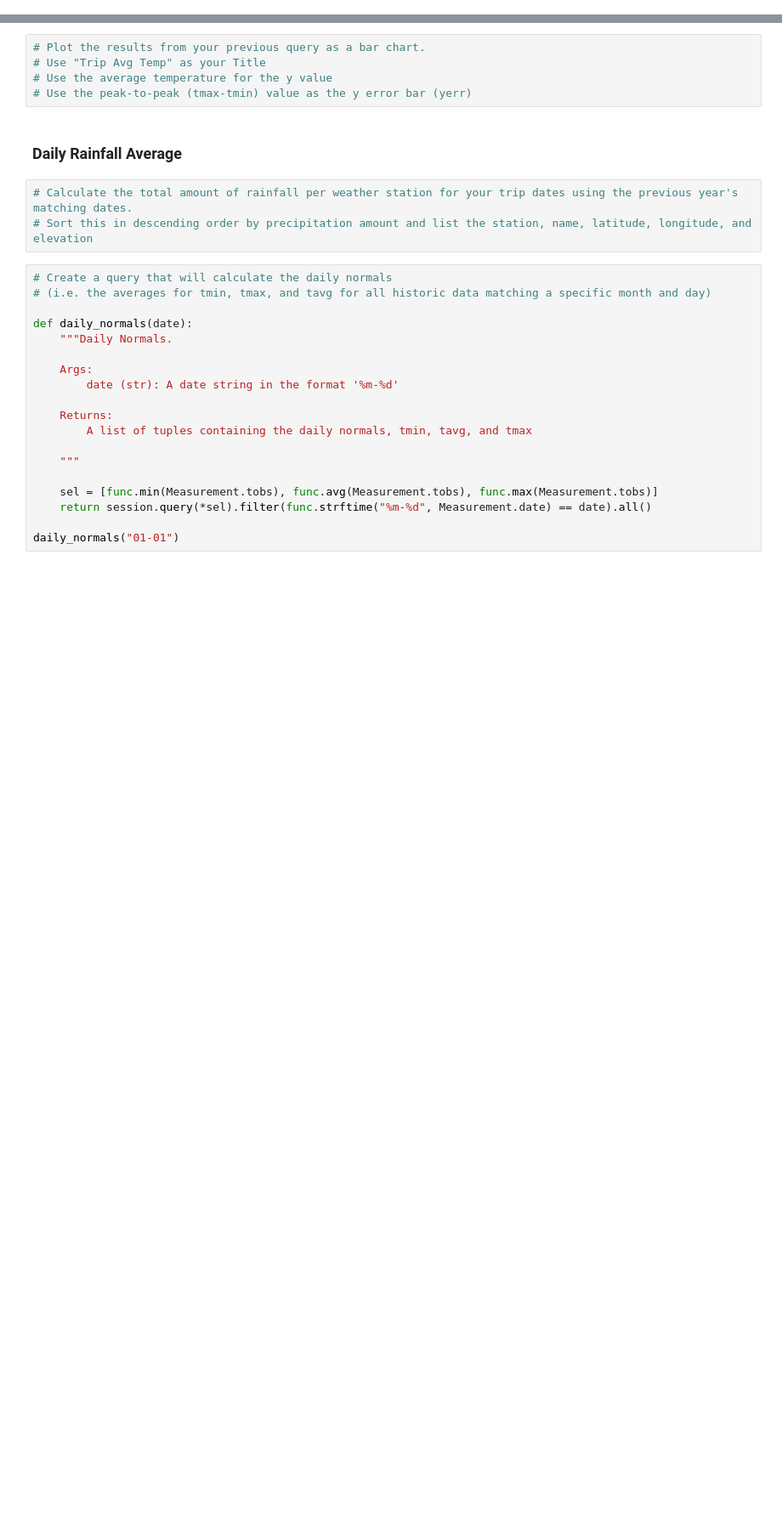
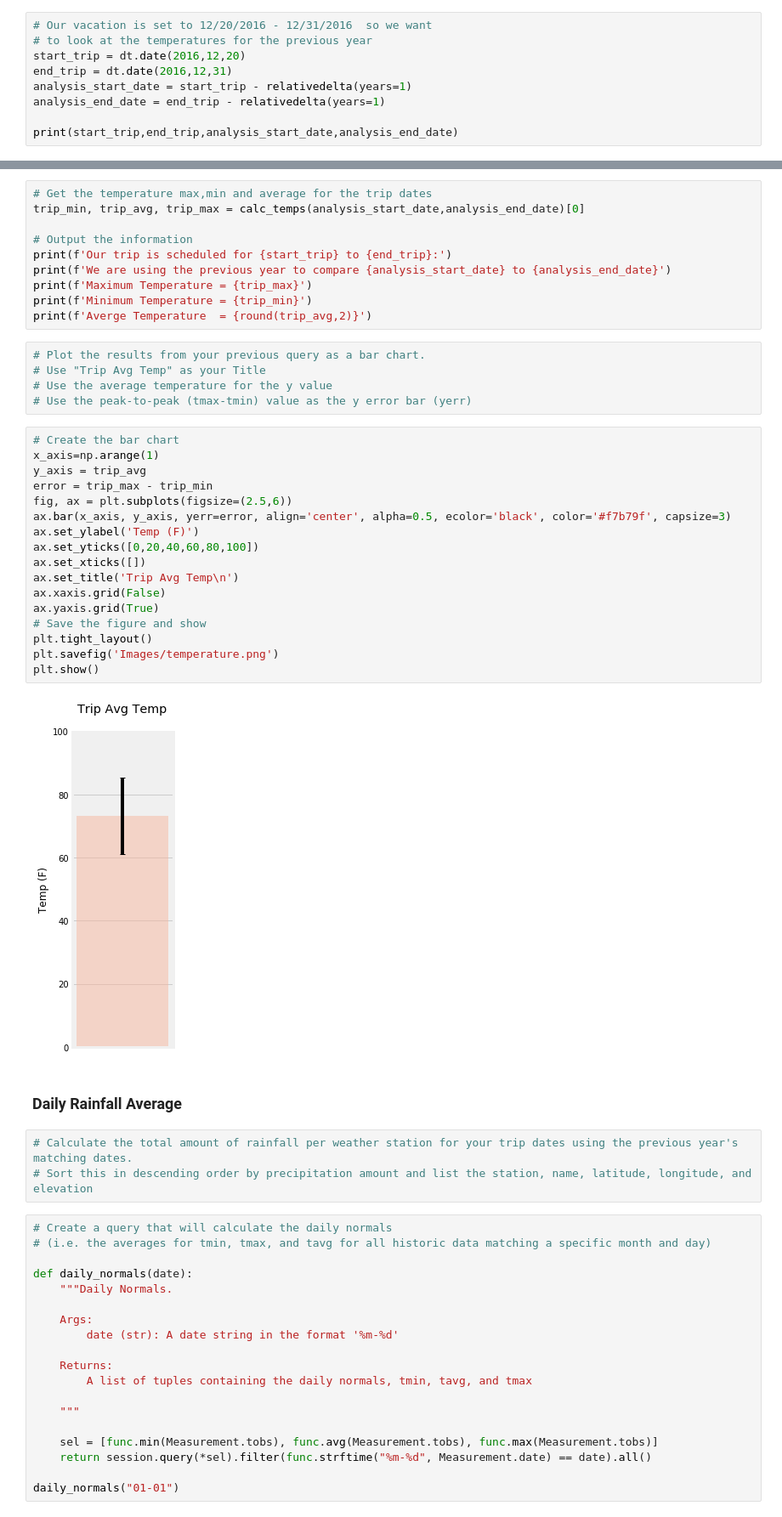
Before and after one commit to blt1339/sqlalchemy-challenge, a Jupyter notebook: climate.ipynb, the cells around one changed output, grey strips where cells are left out. Shown at 85% size. Cells and saved outputs as stored; diff of their text form; blank space fills up the shorter version.

Commit message:
Bonus Temperature Analysis II.

```diff
--- a/climate.ipynb
+++ b/climate.ipynb
@@ -415,3 +415,12 @@ print(calc_temps('2012-02-28', '2012-03-05'))
 # %%
 # Use your previous function `calc_temps` to calculate the tmin, tavg, and tmax
 # for your trip using the previous year's data for those same dates.
+# %%
+# Our vacation is set to 12/20/2016 - 12/31/2016  so we want
+# to look at the temperatures for the previous year
+start_trip = dt.date(2016,12,20)
+end_trip = dt.date(2016,12,31)
+analysis_start_date = start_trip - relativedelta(years=1)
+analysis_end_date = end_trip - relativedelta(years=1)
+
+print(start_trip,end_trip,analysis_start_date,analysis_end_date)
@@ -418,8 +429,37 @@ print(calc_temps('2012-02-28', '2012-03-05'))
+# %%
+# Get the temperature max,min and average for the trip dates
+trip_min, trip_avg, trip_max = calc_temps(analysis_start_date,analysis_end_date)[0]
+
+# Output the information
+print(f'Our trip is scheduled for {start_trip} to {end_trip}:')
+print(f'We are using the previous year to compare {analysis_start_date} to {analysis_end_date}')
+print(f'Maximum Temperature = {trip_max}')
+print(f'Minimum Temperature = {trip_min}')
+print(f'Averge Temperature  = {round(trip_avg,2)}')
 # %%
 # Plot the results from your previous query as a bar chart.
 # Use "Trip Avg Temp" as your Title
 # Use the average temperature for the y value
 # Use the peak-to-peak (tmax-tmin) value as the y error bar (yerr)
+# %%
+# Create the bar chart
+x_axis=np.arange(1)
+y_axis = trip_avg
+error = trip_max - trip_min
+fig, ax = plt.subplots(figsize=(2.5,6))
+ax.bar(x_axis, y_axis, yerr=error, align='center', alpha=0.5, ecolor='black', color='#f7b79f', capsize=3)
+ax.set_ylabel('Temp (F)')
+ax.set_yticks([0,20,40,60,80,100])
+ax.set_xticks([])
+ax.set_title('Trip Avg Temp\n')
+ax.xaxis.grid(False)
+ax.yaxis.grid(True)
+# Save the figure and show
+plt.tight_layout()
+plt.savefig('Images/temperature.png')
+plt.show()
+# %% [output]
+[figure, added]
 # %% [markdown]
 ### Daily Rainfall Average
 # %%
```
Also changed, not shown: parts of 1 cell of this notebook, 1 other file.
